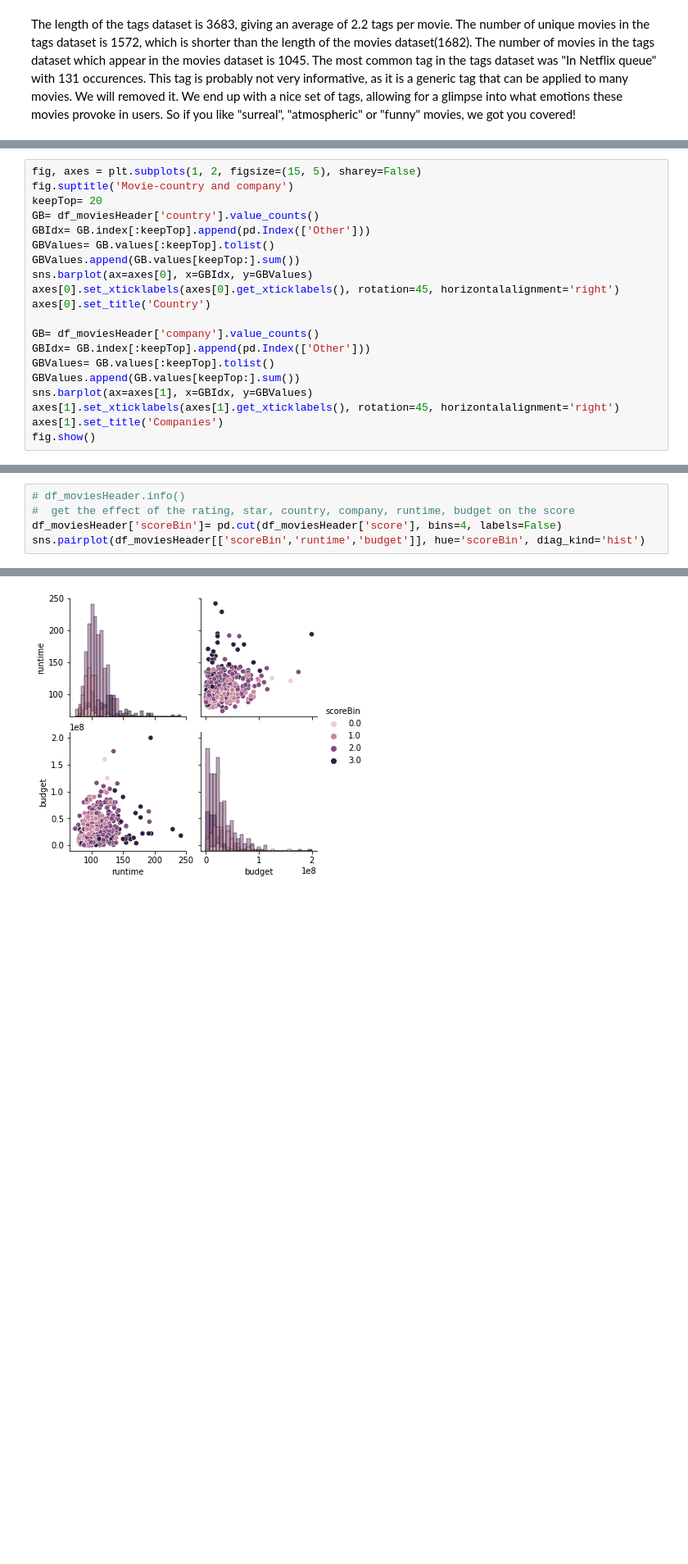
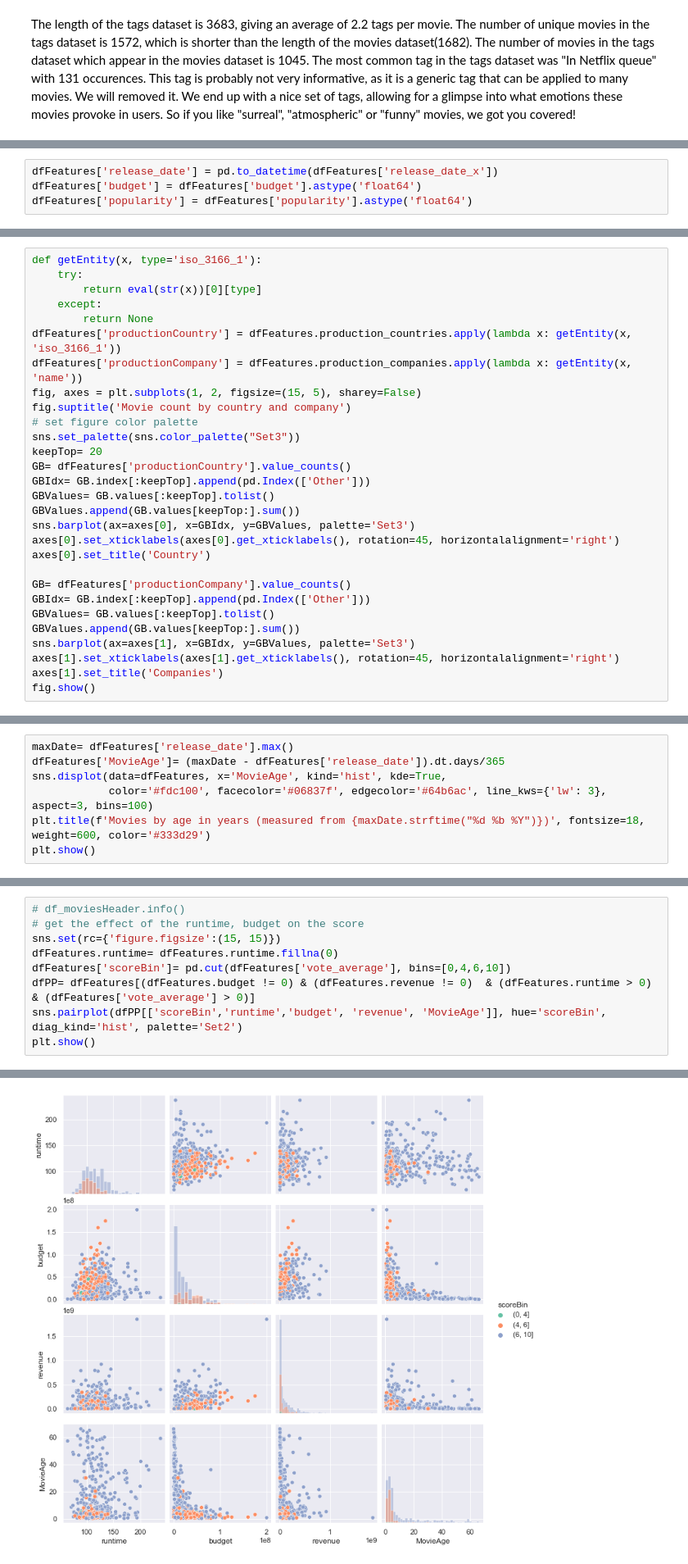
Before and after one commit to tsalex1992/Recommendation-Systems, a Jupyter notebook: HW2/Assignment2.ipynb, the cells around one changed output, grey strips where cells are left out. Shown at 82% size. Cells and saved outputs as stored; diff of their text form; blank space fills up the shorter version.

```diff
--- a/HW2/Assignment2.ipynb
+++ b/HW2/Assignment2.ipynb
@@ -262,0 +342,4 @@ plt.show()
+# %%
+dfFeatures['release_date'] = pd.to_datetime(dfFeatures['release_date_x'])
+dfFeatures['budget'] = dfFeatures['budget'].astype('float64')
+dfFeatures['popularity'] = dfFeatures['popularity'].astype('float64')
@@ -263,20 +371,29 @@ plt.show()
 # %%
+def getEntity(x, type='iso_3166_1'):
+    try:
+        return eval(str(x))[0][type]
+    except:
+        return None
+dfFeatures['productionCountry'] = dfFeatures.production_countries.apply(lambda x: getEntity(x, 'iso_3166_1'))
+dfFeatures['productionCompany'] = dfFeatures.production_companies.apply(lambda x: getEntity(x, 'name'))
 fig, axes = plt.subplots(1, 2, figsize=(15, 5), sharey=False)
-fig.suptitle('Movie-country and company')
+fig.suptitle('Movie count by country and company')
+# set figure color palette
+sns.set_palette(sns.color_palette("Set3"))
 keepTop= 20
-GB= df_moviesHeader['country'].value_counts()
+GB= dfFeatures['productionCountry'].value_counts()
 GBIdx= GB.index[:keepTop].append(pd.Index(['Other']))
 GBValues= GB.values[:keepTop].tolist()
 GBValues.append(GB.values[keepTop:].sum())
-sns.barplot(ax=axes[0], x=GBIdx, y=GBValues)
+sns.barplot(ax=axes[0], x=GBIdx, y=GBValues, palette='Set3')
 axes[0].set_xticklabels(axes[0].get_xticklabels(), rotation=45, horizontalalignment='right')
 axes[0].set_title('Country')
 
-GB= df_moviesHeader['company'].value_counts()
+GB= dfFeatures['productionCompany'].value_counts()
 GBIdx= GB.index[:keepTop].append(pd.Index(['Other']))
 GBValues= GB.values[:keepTop].tolist()
 GBValues.append(GB.values[keepTop:].sum())
-sns.barplot(ax=axes[1], x=GBIdx, y=GBValues)
+sns.barplot(ax=axes[1], x=GBIdx, y=GBValues, palette='Set3')
 axes[1].set_xticklabels(axes[1].get_xticklabels(), rotation=45, horizontalalignment='right')
 axes[1].set_title('Companies')
 fig.show()
@@ -309,0 +405,7 @@ fig.show()
+# %%
+maxDate= dfFeatures['release_date'].max()
+dfFeatures['MovieAge']= (maxDate - dfFeatures['release_date']).dt.days/365
+sns.displot(data=dfFeatures, x='MovieAge', kind='hist', kde=True,
+            color='#fdc100', facecolor='#06837f', edgecolor='#64b6ac', line_kws={'lw': 3}, aspect=3, bins=100)
+plt.title(f'Movies by age in years (measured from {maxDate.strftime("%d %b %Y")})', fontsize=18, weight=600, color='#333d29')
+plt.show()
@@ -310,6 +432,10 @@ fig.show()
 # %%
 # df_moviesHeader.info()
-#  get the effect of the rating, star, country, company, runtime, budget on the score
-df_moviesHeader['scoreBin']= pd.cut(df_moviesHeader['score'], bins=4, labels=False)
-sns.pairplot(df_moviesHeader[['scoreBin','runtime','budget']], hue='scoreBin', diag_kind='hist')
+# get the effect of the runtime, budget on the score
+sns.set(rc={'figure.figsize':(15, 15)})
+dfFeatures.runtime= dfFeatures.runtime.fillna(0)
+dfFeatures['scoreBin']= pd.cut(dfFeatures['vote_average'], bins=[0,4,6,10])
+dfPP= dfFeatures[(dfFeatures.budget != 0) & (dfFeatures.revenue != 0)  & (dfFeatures.runtime > 0) & (dfFeatures['vote_average'] > 0)]
+sns.pairplot(dfPP[['scoreBin','runtime','budget', 'revenue', 'MovieAge']], hue='scoreBin', diag_kind='hist', palette='Set2')
+plt.show()
 # %% [output]
@@ -317,4 +442,4 @@ sns.pairplot(df_moviesHeader[['scoreBin','runtime','budget']], hue='scoreBin', d
-[figure, old version]
+[figure, new version]
 # %% [markdown]
 <br><br><br><br><br><br>
 # Question 2:
```
Also changed, not shown: parts of 24 cells of this notebook, 3 other files.
